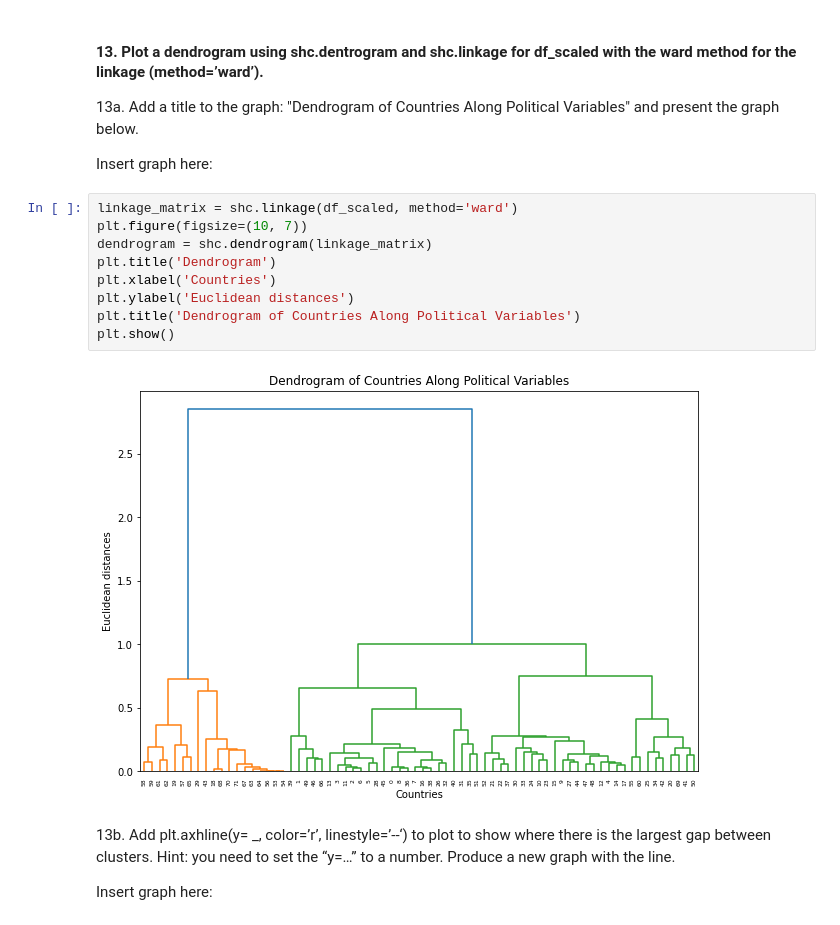
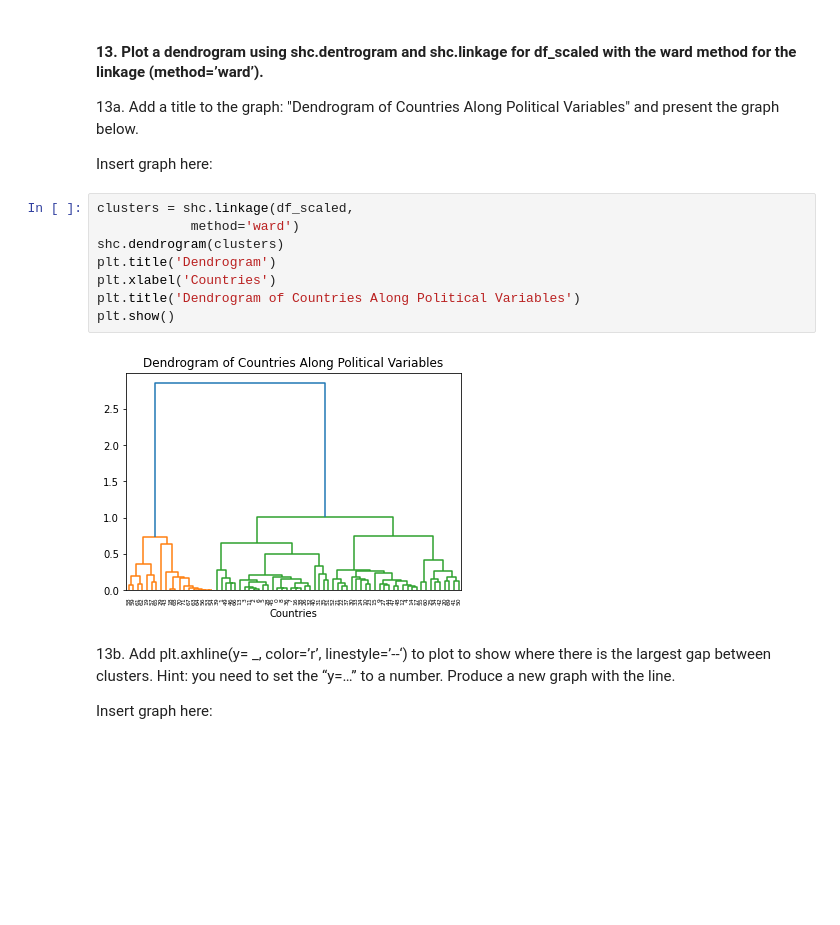
Before and after one commit to nadyatan21/ECON1620-Spring2024, a Jupyter notebook: HW2/HW2_2024.ipynb, the cells around one changed output. Saved outputs shown, nothing was run; the diff lists cells and outputs as text; blank space fills up the shorter version.

```diff
--- a/HW2/HW2_2024.ipynb
+++ b/HW2/HW2_2024.ipynb
@@ -319,16 +317,15 @@ present the graph below.
 
 Insert graph here:
 # %%
-linkage_matrix = shc.linkage(df_scaled, method='ward')
-plt.figure(figsize=(10, 7))
-dendrogram = shc.dendrogram(linkage_matrix)
+clusters = shc.linkage(df_scaled,
+            method='ward')
+shc.dendrogram(clusters)
 plt.title('Dendrogram')
 plt.xlabel('Countries')
-plt.ylabel('Euclidean distances')
 plt.title('Dendrogram of Countries Along Political Variables')
 plt.show()
 # %% [output]
-[figure, old version]
+[figure, new version]
 # %% [markdown]
 13b. Add plt.axhline(y= _, color=’r’, linestyle=’--‘) to plot to
 show where there is the largest gap between clusters. Hint: you need to set the
```
Also changed, not shown: parts of 20 cells of this notebook.
